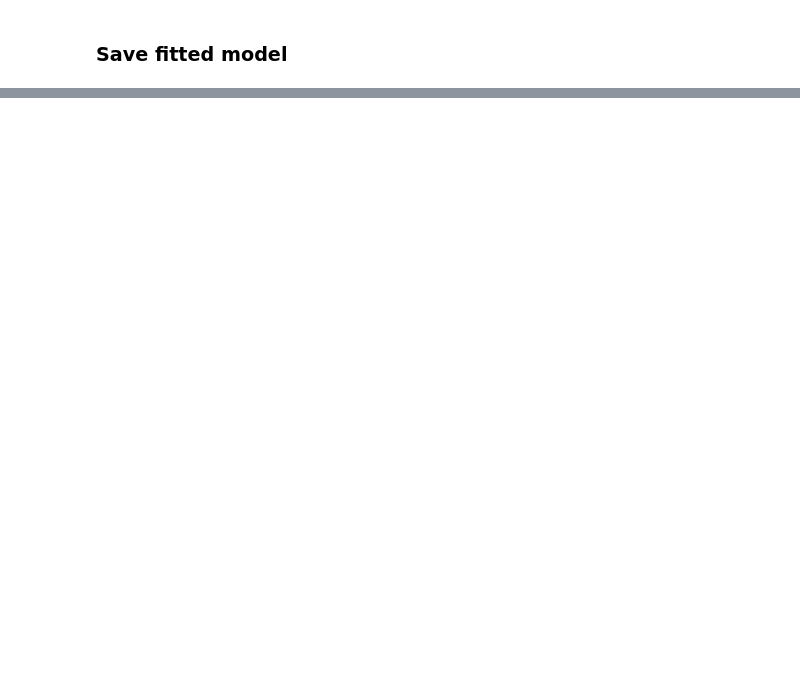
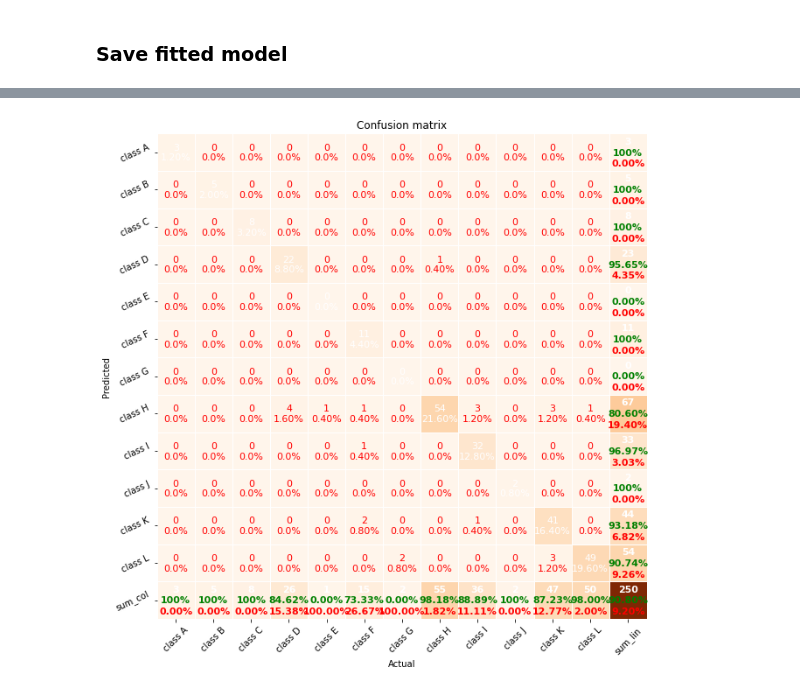
Before and after one commit to hlu17/Protein-Environment-Classification, a Jupyter notebook: modeling/neural_network.ipynb, the cells around one changed output, grey strips where cells are left out. Cells and saved outputs as stored; diff of their text form; code cells hidden in the pictures; blank space fills up the shorter version.

Commit message:
add confusion matrix for NN

```diff
--- a/modeling/neural_network.ipynb
+++ b/modeling/neural_network.ipynb
@@ -595,0 +596,5 @@ INFO:tensorflow:Assets written to: ram://b9556c23-397a-426c-9b83-67374f728230/as
+# %%
+predictions = final_nn.predict(X_val)
+classes=np.argmax(predictions,axis=1)
+
+confusion_matrix = tf.math.confusion_matrix(labels=Y_val['EMPO_3_int'], predictions=classes)
@@ -595,0 +620,6 @@ INFO:tensorflow:Assets written to: ram://b9556c23-397a-426c-9b83-67374f728230/as
+# %%
+from pretty_confusion_matrix import pp_matrix_from_data
+
+pp_matrix_from_data(Y_val['EMPO_3_int'], classes)
+# %% [output]
+[figure, added]
```
Also changed, not shown: parts of 6 cells of this notebook.
